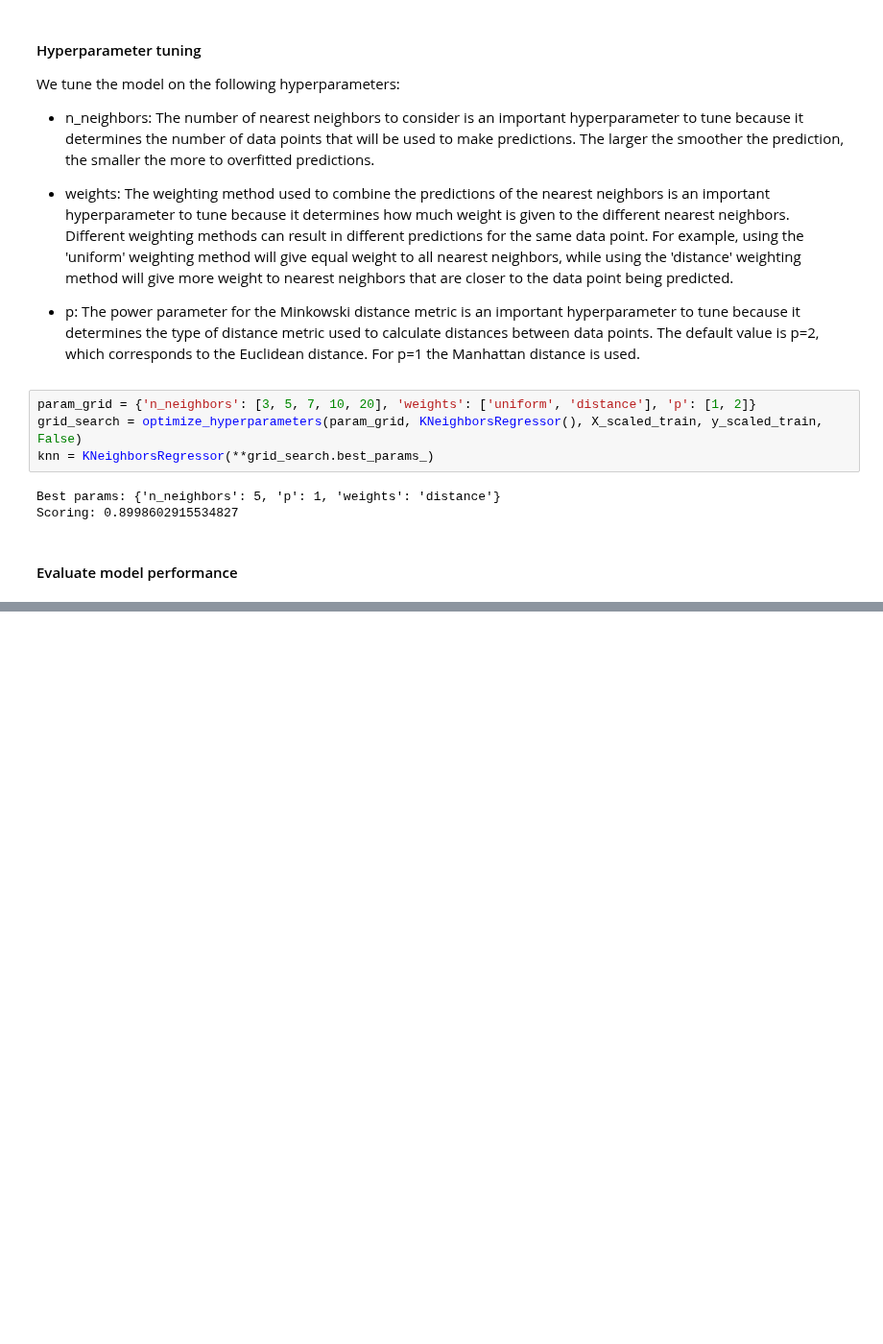
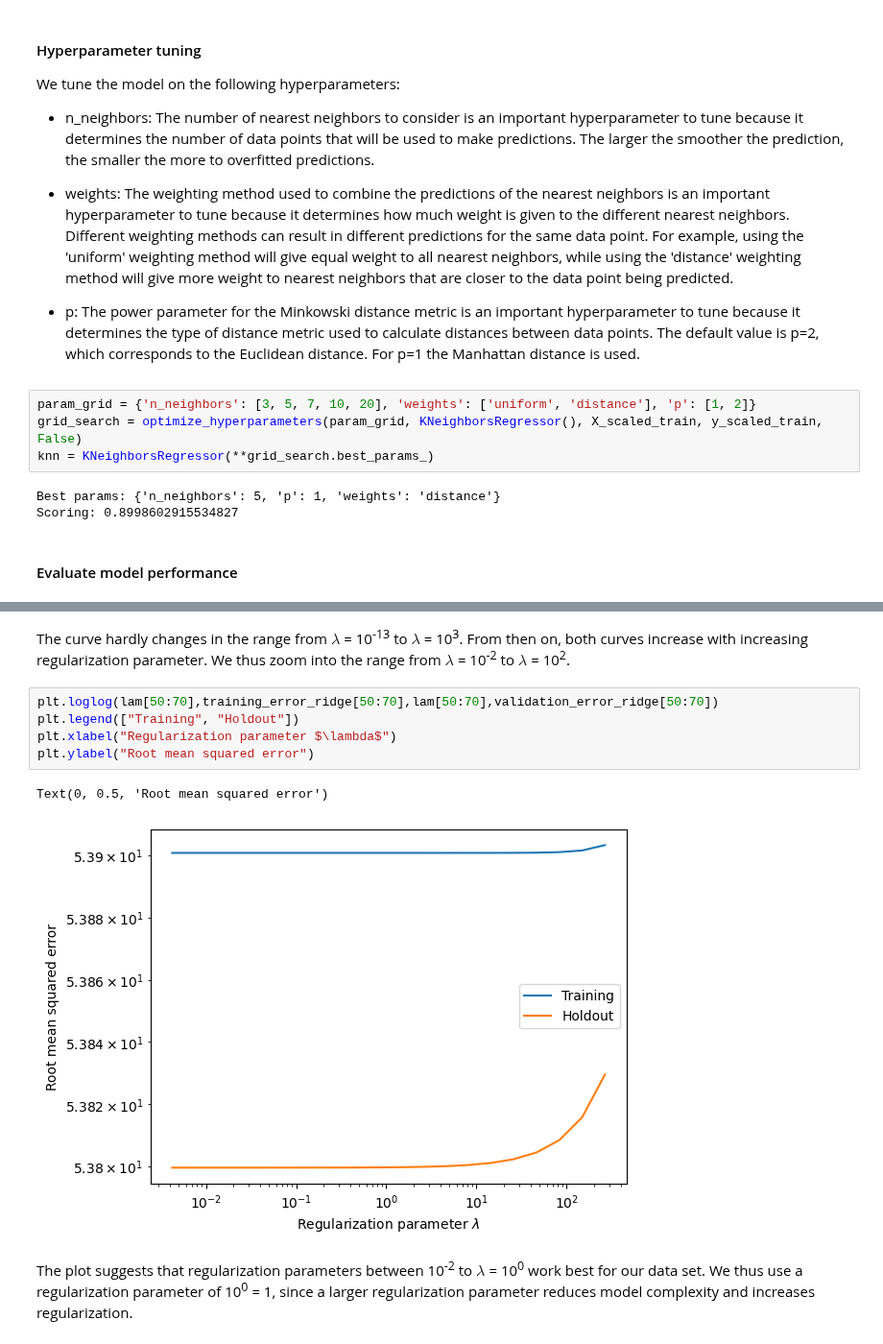
Before and after one commit to RavenRudi/AA_Group16, a Jupyter notebook: demand_forecast.ipynb, the cells around one changed output, grey strips where cells are left out. Shown at 96% size. Drawn from its saved outputs; the diff is of its cells as text; blank space fills up the shorter version.

```diff
--- a/demand_forecast.ipynb
+++ b/demand_forecast.ipynb
@@ -477,0 +550,12 @@ MAE of KNearestNeighbors: 28.533978424901044
+# %% [markdown]
+The curve hardly changes in the range from $\lambda$ = 10<sup>-13</sup> to $\lambda$ = 10<sup>3</sup>. From then on, both curves increase with increasing regularization parameter. We thus zoom into the range from $\lambda$ = 10<sup>-2</sup> to $\lambda$ = 10<sup>2</sup>.
+# %%
+plt.loglog(lam[50:70],training_error_ridge[50:70],lam[50:70],validation_error_ridge[50:70])
+plt.legend(["Training", "Holdout"])
+plt.xlabel("Regularization parameter $\lambda$")
+plt.ylabel("Root mean squared error")
+# %% [output]
+Text(0, 0.5, 'Root mean squared error')
+[figure, added]
+# %% [markdown]
+The plot suggests that regularization parameters between 10<sup>-2</sup> to $\lambda$ = 10<sup>0</sup> work best for our data set. We thus use a regularization parameter of 10<sup>0</sup> = 1, since a larger regularization parameter reduces model complexity and increases regularization.
```
Also changed, not shown: parts of 17 cells of this notebook, 2 other files.
